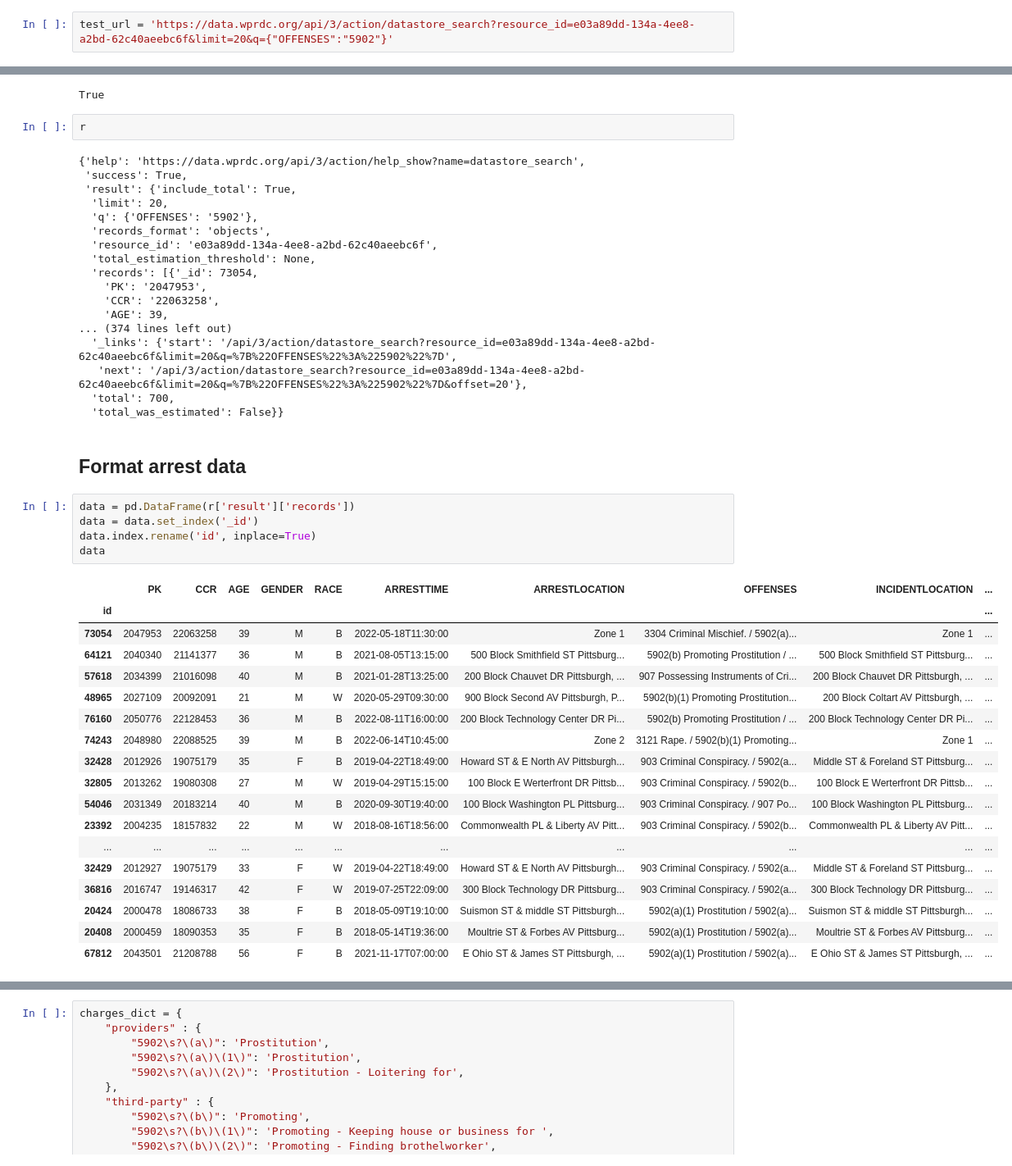
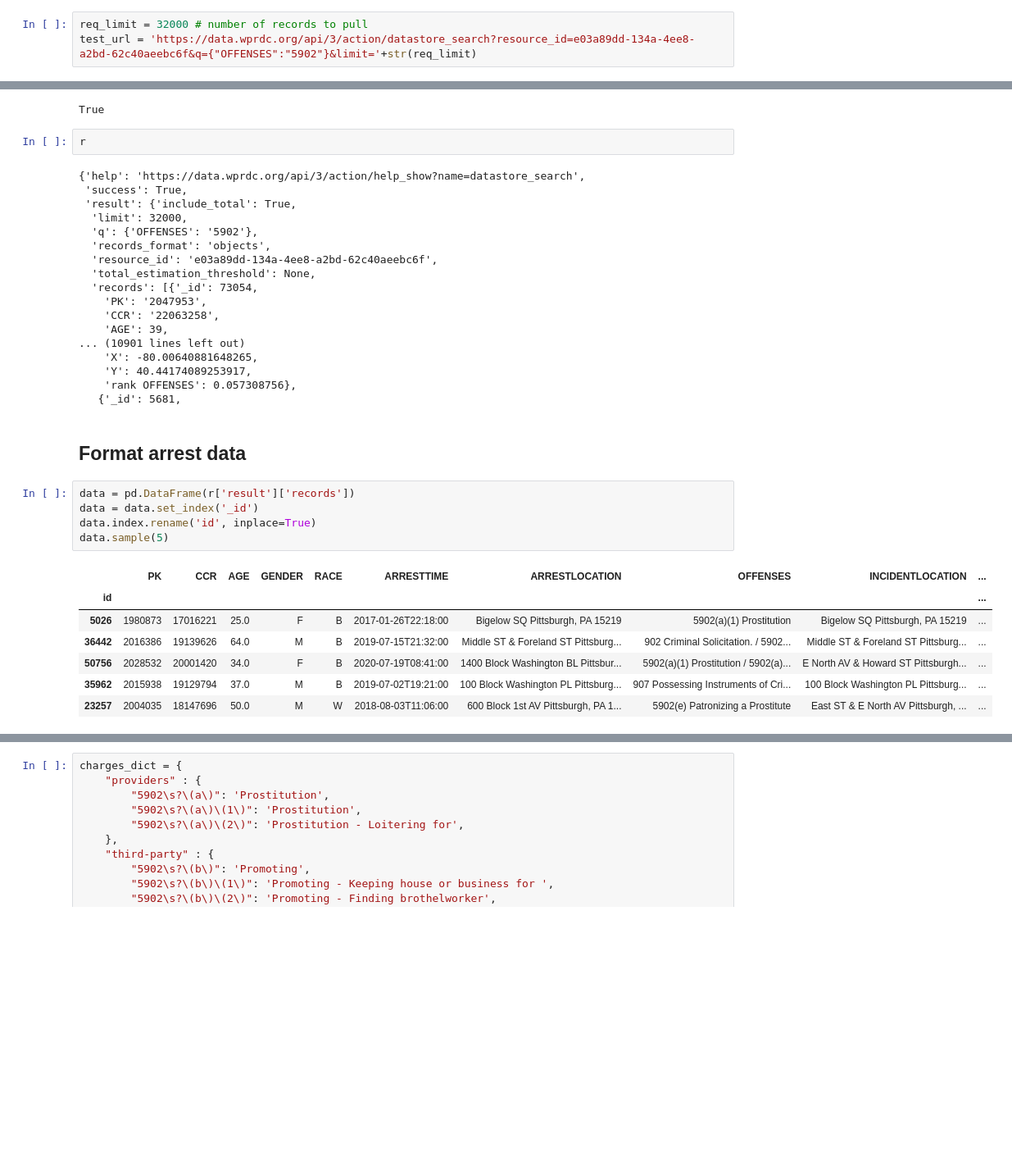
Before and after one commit to moates/pghSWArrests, a Jupyter notebook: arrest_data_analysis.ipynb, the cells around one changed output, grey strips where cells are left out. Shown at 82% size. Drawn from its saved outputs; the diff is of its cells as text; blank space fills up the shorter version.

```diff
--- a/arrest_data_analysis.ipynb
+++ b/arrest_data_analysis.ipynb
@@ -11,7 +13,8 @@ import functools
 # Base URL suggested by WPRDC
 # url = 'https://data.wprdc.org/api/3/action/datastore_search?resource_id=e03a89dd-134a-4ee8-a2bd-62c40aeebc6f&limit=5&q=title:jones'
 # %%
-test_url = 'https://data.wprdc.org/api/3/action/datastore_search?resource_id=e03a89dd-134a-4ee8-a2bd-62c40aeebc6f&limit=20&q={"OFFENSES":"5902"}'
+req_limit = 32000 # number of records to pull
+test_url = 'https://data.wprdc.org/api/3/action/datastore_search?resource_id=e03a89dd-134a-4ee8-a2bd-62c40aeebc6f&q={"OFFENSES":"5902"}&limit='+str(req_limit)
 # %%
 r = requests.get(test_url).json()
 r['success']
@@ -23,7 +26,7 @@ r
 {'help': 'https://data.wprdc.org/api/3/action/help_show?name=datastore_search',
  'success': True,
  'result': {'include_total': True,
-  'limit': 20,
+  'limit': 32000,
   'q': {'OFFENSES': '5902'},
   'records_format': 'objects',
   'resource_id': 'e03a89dd-134a-4ee8-a2bd-62c40aeebc6f',
@@ -32,35 +35,24 @@ r
     'PK': '2047953',
     'CCR': '22063258',
     'AGE': 39,
-... (374 lines left out)
-  '_links': {'start': '/api/3/action/datastore_search?resource_id=e03a89dd-134a-4ee8-a2bd-62c40aeebc6f&limit=20&q=%7B%22OFFENSES%22%3A%225902%22%7D',
-   'next': '/api/3/action/datastore_search?resource_id=e03a89dd-134a-4ee8-a2bd-62c40aeebc6f&limit=20&q=%7B%22OFFENSES%22%3A%225902%22%7D&offset=20'},
-  'total': 700,
-  'total_was_estimated': False}}
+... (10901 lines left out)
+    'X': -80.00640881648265,
+    'Y': 40.44174089253917,
+    'rank OFFENSES': 0.057308756},
+   {'_id': 5681,
 # %% [markdown]
 ## Format arrest data
 # %%
 data = pd.DataFrame(r['result']['records'])
 data = data.set_index('_id')
 data.index.rename('id', inplace=True)
-data
+data.sample(5)
 # %% [output]
 |  | PK | CCR | AGE | GENDER | RACE | ARRESTTIME | ARRESTLOCATION | OFFENSES | INCIDENTLOCATION | ... |
 | id |  |  |  |  |  |  |  |  |  | ... |
-| 73054 | 2047953 | 22063258 | 39 | M | B | 2022-05-18T11:30:00 | Zone 1 | 3304 Criminal Mischief. / 5902(a)... | Zone 1 | ... |
-| 64121 | 2040340 | 21141377 | 36 | M | B | 2021-08-05T13:15:00 | 500 Block Smithfield ST Pittsburg... | 5902(b) Promoting Prostitution / ... | 500 Block Smithfield ST Pittsburg... | ... |
-| 57618 | 2034399 | 21016098 | 40 | M | B | 2021-01-28T13:25:00 | 200 Block Chauvet DR Pittsburgh, ... | 907 Possessing Instruments of Cri... | 200 Block Chauvet DR Pittsburgh, ... | ... |
-| 48965 | 2027109 | 20092091 | 21 | M | W | 2020-05-29T09:30:00 | 900 Block Second AV Pittsburgh, P... | 5902(b)(1) Promoting Prostitution... | 200 Block Coltart AV Pittsburgh, ... | ... |
-| 76160 | 2050776 | 22128453 | 36 | M | B | 2022-08-11T16:00:00 | 200 Block Technology Center DR Pi... | 5902(b) Promoting Prostitution / ... | 200 Block Technology Center DR Pi... | ... |
-| 74243 | 2048980 | 22088525 | 39 | M | B | 2022-06-14T10:45:00 | Zone 2 | 3121 Rape. / 5902(b)(1) Promoting... | Zone 1 | ... |
-| 32428 | 2012926 | 19075179 | 35 | F | B | 2019-04-22T18:49:00 | Howard ST & E North AV Pittsburgh... | 903 Criminal Conspiracy. / 5902(a... | Middle ST & Foreland ST Pittsburg... | ... |
-| 32805 | 2013262 | 19080308 | 27 | M | W | 2019-04-29T15:15:00 | 100 Block E Werterfront DR Pittsb... | 903 Criminal Conspiracy. / 5902(b... | 100 Block E Werterfront DR Pittsb... | ... |
-| 54046 | 2031349 | 20183214 | 40 | M | B | 2020-09-30T19:40:00 | 100 Block Washington PL Pittsburg... | 903 Criminal Conspiracy. / 907 Po... | 100 Block Washington PL Pittsburg... | ... |
-| 23392 | 2004235 | 18157832 | 22 | M | W | 2018-08-16T18:56:00 | Commonwealth PL & Liberty AV Pitt... | 903 Criminal Conspiracy. / 5902(b... | Commonwealth PL & Liberty AV Pitt... | ... |
-| ... | ... | ... | ... | ... | ... | ... | ... | ... | ... | ... |
-| 32429 | 2012927 | 19075179 | 33 | F | W | 2019-04-22T18:49:00 | Howard ST & E North AV Pittsburgh... | 903 Criminal Conspiracy. / 5902(a... | Middle ST & Foreland ST Pittsburg... | ... |
-| 36816 | 2016747 | 19146317 | 42 | F | W | 2019-07-25T22:09:00 | 300 Block Technology DR Pittsburg... | 903 Criminal Conspiracy. / 5902(a... | 300 Block Technology DR Pittsburg... | ... |
-| 20424 | 2000478 | 18086733 | 38 | F | B | 2018-05-09T19:10:00 | Suismon ST & middle ST Pittsburgh... | 5902(a)(1) Prostitution / 5902(a)... | Suismon ST & middle ST Pittsburgh... | ... |
-| 20408 | 2000459 | 18090353 | 35 | F | B | 2018-05-14T19:36:00 | Moultrie ST & Forbes AV Pittsburg... | 5902(a)(1) Prostitution / 5902(a)... | Moultrie ST & Forbes AV Pittsburg... | ... |
-| 67812 | 2043501 | 21208788 | 56 | F | B | 2021-11-17T07:00:00 | E Ohio ST & James ST Pittsburgh, ... | 5902(a)(1) Prostitution / 5902(a)... | E Ohio ST & James ST Pittsburgh, ... | ... |
+| 5026 | 1980873 | 17016221 | 25.0 | F | B | 2017-01-26T22:18:00 | Bigelow SQ Pittsburgh, PA 15219 | 5902(a)(1) Prostitution | Bigelow SQ Pittsburgh, PA 15219 | ... |
+| 36442 | 2016386 | 19139626 | 64.0 | M | B | 2019-07-15T21:32:00 | Middle ST & Foreland ST Pittsburg... | 902 Criminal Solicitation. / 5902... | Middle ST & Foreland ST Pittsburg... | ... |
+| 50756 | 2028532 | 20001420 | 34.0 | F | B | 2020-07-19T08:41:00 | 1400 Block Washington BL Pittsbur... | 5902(a)(1) Prostitution / 5902(a)... | E North AV & Howard ST Pittsburgh... | ... |
+| 35962 | 2015938 | 19129794 | 37.0 | M | B | 2019-07-02T19:21:00 | 100 Block Washington PL Pittsburg... | 907 Possessing Instruments of Cri... | 100 Block Washington PL Pittsburg... | ... |
+| 23257 | 2004035 | 18147696 | 50.0 | M | W | 2018-08-03T11:06:00 | 600 Block 1st AV Pittsburgh, PA 1... | 5902(e) Patronizing a Prostitute | East ST & E North AV Pittsburgh, ... | ... |
 # %% [markdown]
```
Also changed, not shown: parts of 32 cells of this notebook.
